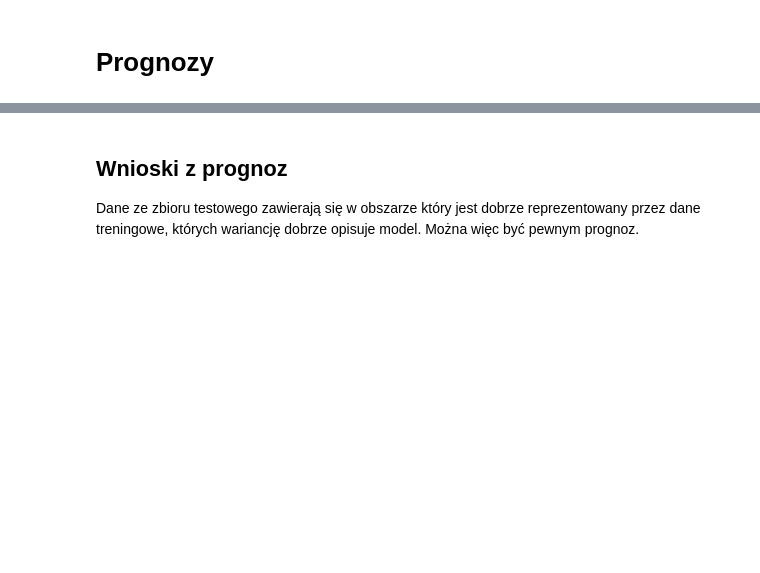
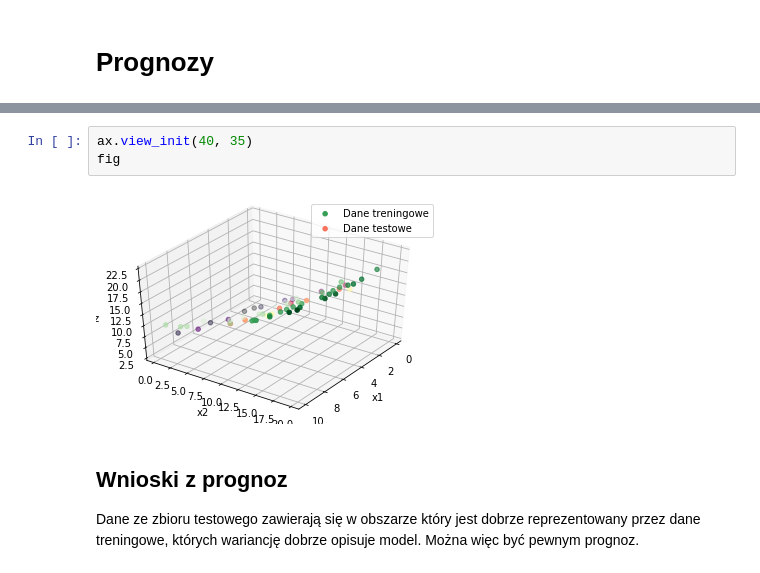
Before and after one commit to greghvk/AiBD_zadania, a Jupyter notebook: Regression/Zadanie.ipynb, the cells around one changed output, grey strips where cells are left out. Cells and saved outputs as stored; diff of their text form; blank space fills up the shorter version.

```diff
--- a/Regression/Zadanie.ipynb
+++ b/Regression/Zadanie.ipynb
@@ -189,3 +168,8 @@ X_test
+# %%
+ax.view_init(40, 35)
+fig
+# %% [output]
+[figure, added]
 # %% [markdown]
 ## Wnioski z prognoz
 Dane ze zbioru testowego zawierają się w obszarze który jest dobrze reprezentowany przez dane treningowe, których wariancję dobrze opisuje model. Można więc być pewnym prognoz.
```
Also changed, not shown: parts of 16 cells of this notebook.
